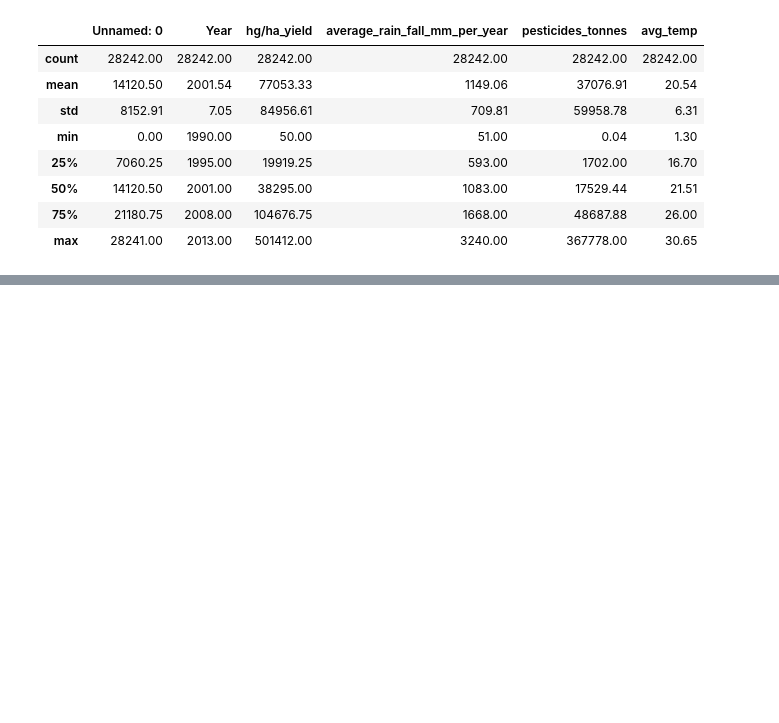
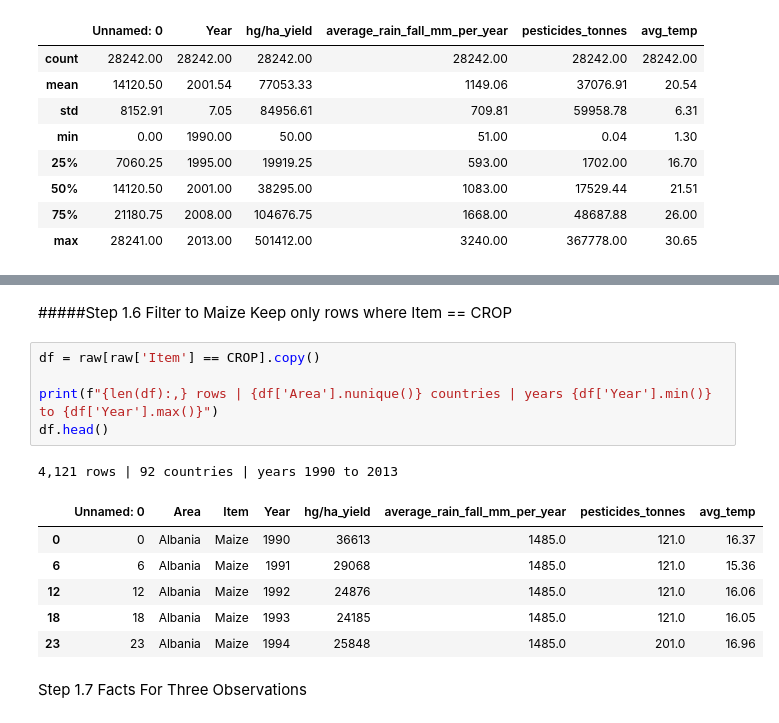
Before and after one commit to LegacySeven/crop-yield-capstone, a Jupyter notebook: crop_yield_capstone.ipynb, the cells around one changed output, grey strips where cells are left out. Drawn from its saved outputs; the diff is of its cells as text; blank space fills up the shorter version.

Commit message:
Part 1: Loaded and explored maize data.

```diff
--- a/crop_yield_capstone.ipynb
+++ b/crop_yield_capstone.ipynb
@@ -117,0 +144,18 @@ raw.describe().round(2)
+# %% [markdown]
+#####Step 1.6 Filter to Maize
+Keep only rows where Item == CROP
+# %%
+df = raw[raw['Item'] == CROP].copy()
+
+print(f"{len(df):,} rows | {df['Area'].nunique()} countries | years {df['Year'].min()} to {df['Year'].max()}")
+df.head()
+# %% [output]
+4,121 rows | 92 countries | years 1990 to 2013
+|  | Unnamed: 0 | Area | Item | Year | hg/ha_yield | average_rain_fall_mm_per_year | pesticides_tonnes | avg_temp |
+| 0 | 0 | Albania | Maize | 1990 | 36613 | 1485.0 | 121.0 | 16.37 |
+| 6 | 6 | Albania | Maize | 1991 | 29068 | 1485.0 | 121.0 | 15.36 |
+| 12 | 12 | Albania | Maize | 1992 | 24876 | 1485.0 | 121.0 | 16.06 |
+| 18 | 18 | Albania | Maize | 1993 | 24185 | 1485.0 | 121.0 | 16.05 |
+| 23 | 23 | Albania | Maize | 1994 | 25848 | 1485.0 | 201.0 | 16.96 |
+# %% [markdown]
+Step 1.7 Facts For Three Observations
```
Also changed, not shown: parts of 6 cells of this notebook.
